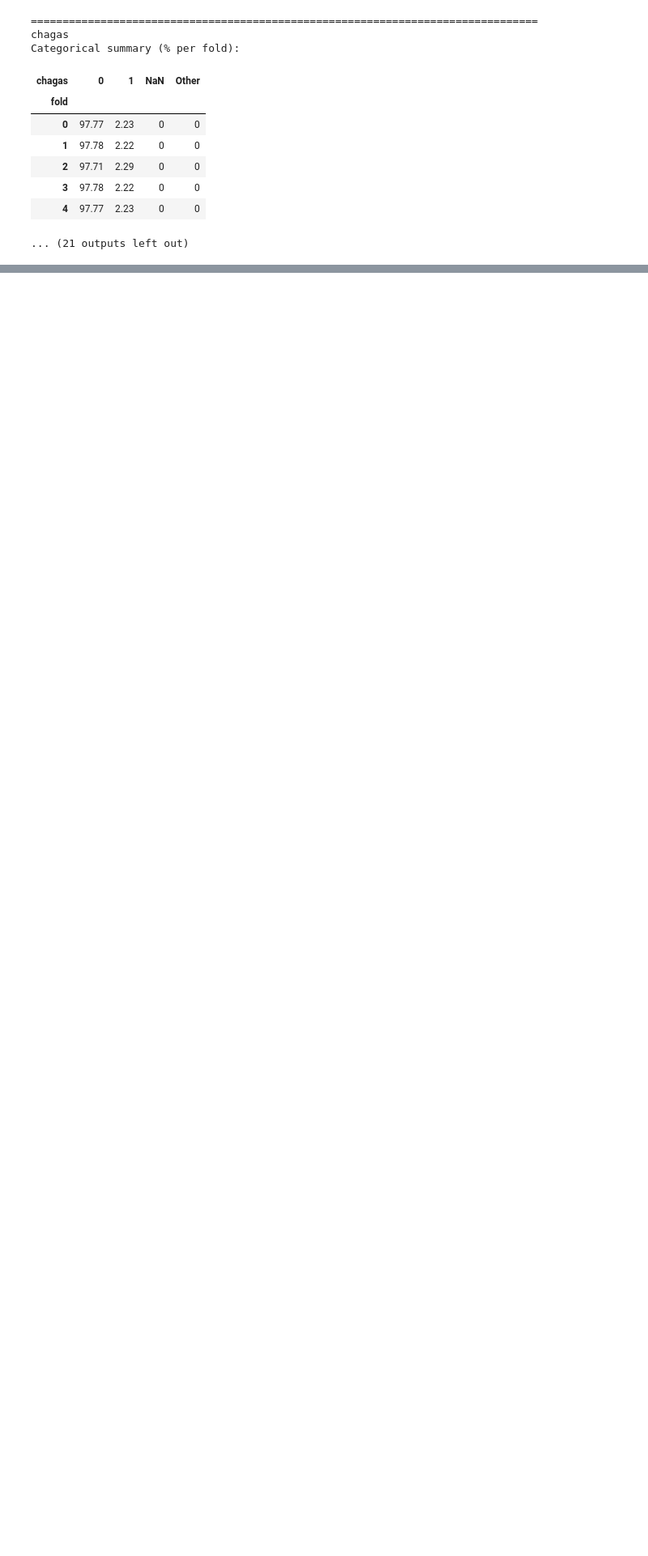
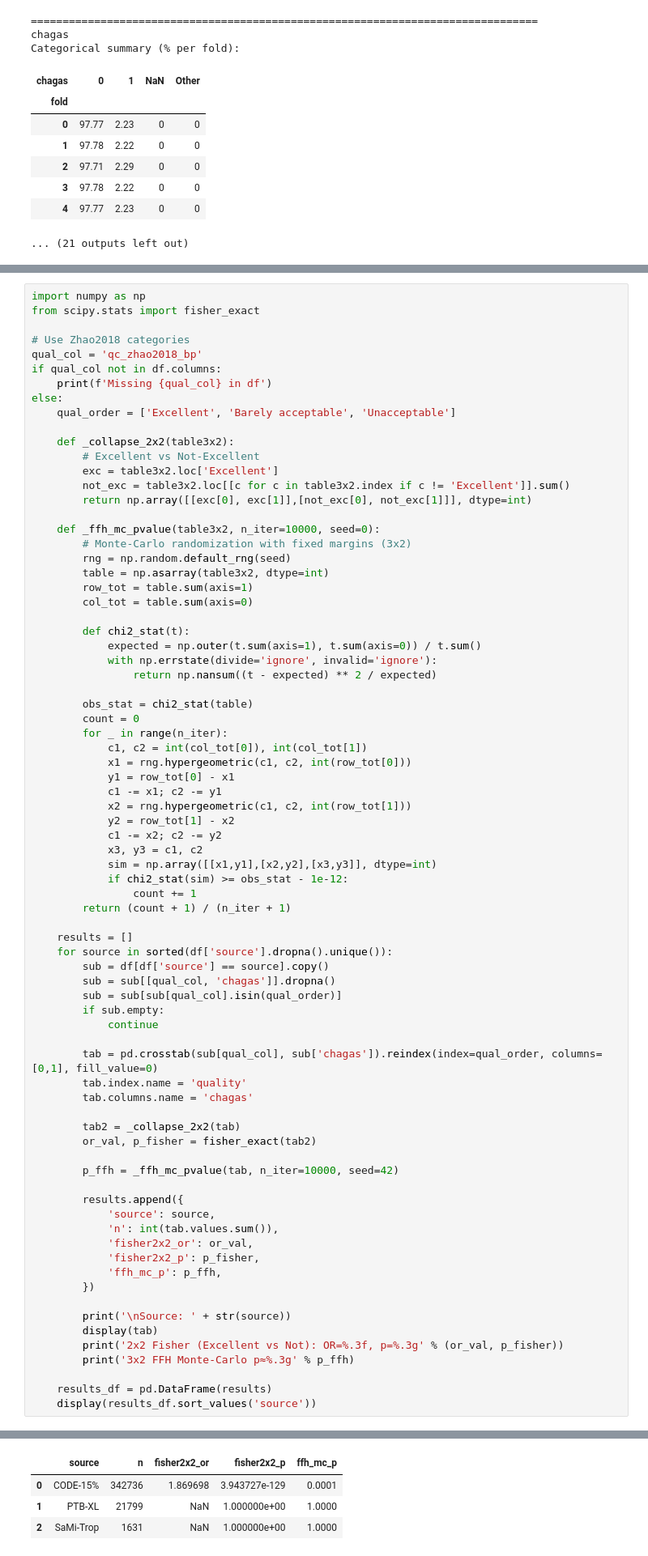
Before and after one commit to floherzler/ecg-chagas-embeddings, a Jupyter notebook: src/ecg_chagas_embeddings/notebooks/datasets.ipynb, the cells around one changed output, grey strips where cells are left out. Shown at 81% size. Cells and saved outputs as stored; diff of their text form; blank space fills up the shorter version.

```diff
--- a/src/ecg_chagas_embeddings/notebooks/datasets.ipynb
+++ b/src/ecg_chagas_embeddings/notebooks/datasets.ipynb
@@ -1007,0 +1141,78 @@ Next steps (if you observe drift):
+# %%
+import numpy as np
+from scipy.stats import fisher_exact
+
+# Use Zhao2018 categories
+qual_col = 'qc_zhao2018_bp'
+if qual_col not in df.columns:
+    print(f'Missing {qual_col} in df')
+else:
+    qual_order = ['Excellent', 'Barely acceptable', 'Unacceptable']
+
+    def _collapse_2x2(table3x2):
+        # Excellent vs Not‑Excellent
+        exc = table3x2.loc['Excellent']
+        not_exc = table3x2.loc[[c for c in table3x2.index if c != 'Excellent']].sum()
+        return np.array([[exc[0], exc[1]],[not_exc[0], not_exc[1]]], dtype=int)
+
+    def _ffh_mc_pvalue(table3x2, n_iter=10000, seed=0):
+        # Monte‑Carlo randomization with fixed margins (3x2)
+        rng = np.random.default_rng(seed)
+        table = np.asarray(table3x2, dtype=int)
+        row_tot = table.sum(axis=1)
+        col_tot = table.sum(axis=0)
+
+        def chi2_stat(t):
+            expected = np.outer(t.sum(axis=1), t.sum(axis=0)) / t.sum()
+            with np.errstate(divide='ignore', invalid='ignore'):
+                return np.nansum((t - expected) ** 2 / expected)
+
+        obs_stat = chi2_stat(table)
+        count = 0
+        for _ in range(n_iter):
+            c1, c2 = int(col_tot[0]), int(col_tot[1])
+            x1 = rng.hypergeometric(c1, c2, int(row_tot[0]))
+            y1 = row_tot[0] - x1
+            c1 -= x1; c2 -= y1
+            x2 = rng.hypergeometric(c1, c2, int(row_tot[1]))
+            y2 = row_tot[1] - x2
+            c1 -= x2; c2 -= y2
+            x3, y3 = c1, c2
+            sim = np.array([[x1,y1],[x2,y2],[x3,y3]], dtype=int)
+            if chi2_stat(sim) >= obs_stat - 1e-12:
+                count += 1
+        return (count + 1) / (n_iter + 1)
+
+    results = []
+    for source in sorted(df['source'].dropna().unique()):
+        sub = df[df['source'] == source].copy()
+        sub = sub[[qual_col, 'chagas']].dropna()
+        sub = sub[sub[qual_col].isin(qual_order)]
+        if sub.empty:
+            continue
+
+        tab = pd.crosstab(sub[qual_col], sub['chagas']).reindex(index=qual_order, columns=[0,1], fill_value=0)
+        tab.index.name = 'quality'
+        tab.columns.name = 'chagas'
+
+        tab2 = _collapse_2x2(tab)
+        or_val, p_fisher = fisher_exact(tab2)
+
+        p_ffh = _ffh_mc_pvalue(tab, n_iter=10000, seed=42)
+
+        results.append({
+            'source': source,
+            'n': int(tab.values.sum()),
+            'fisher2x2_or': or_val,
+            'fisher2x2_p': p_fisher,
+            'ffh_mc_p': p_ffh,
+        })
+
+        print('\nSource: ' + str(source))
+        display(tab)
+        print('2x2 Fisher (Excellent vs Not): OR=%.3f, p=%.3g' % (or_val, p_fisher))
+        print('3x2 FFH Monte-Carlo p≈%.3g' % p_ffh)
+
+    results_df = pd.DataFrame(results)
+    display(results_df.sort_values('source'))
+# %% [output]
@@ -1007,0 +1245,4 @@ Next steps (if you observe drift):
+|  | source | n | fisher2x2_or | fisher2x2_p | ffh_mc_p |
+| 0 | CODE-15% | 342736 | 1.869698 | 3.943727e-129 | 0.0001 |
+| 1 | PTB-XL | 21799 | NaN | 1.000000e+00 | 1.0000 |
+| 2 | SaMi-Trop | 1631 | NaN | 1.000000e+00 | 1.0000 |
```
Also changed, not shown: parts of 5 cells of this notebook, 30 other files.
